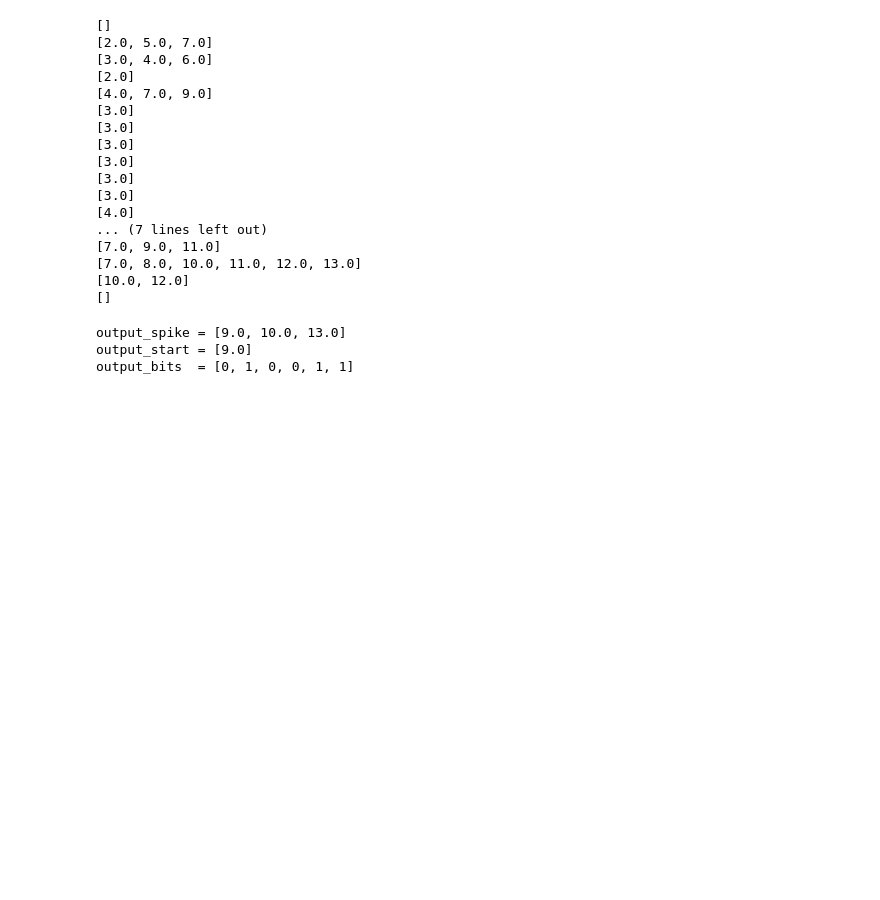
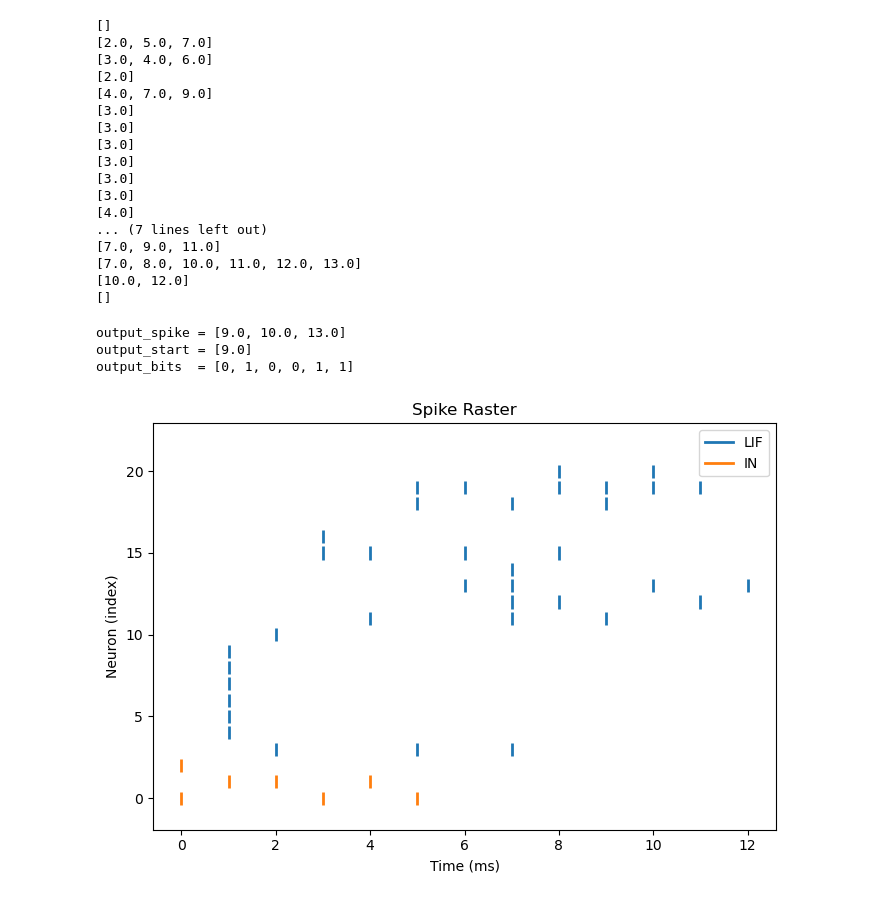
Before and after one commit to sandialabs/Sango, a Jupyter notebook: notebooks/example_simulator.ipynb, the cells around one changed output. Saved outputs shown, nothing was run; the diff lists cells and outputs as text; code cells hidden in the pictures; blank space fills up the shorter version.

Commit message:
adding brian2 to simulator example

```diff
--- a/notebooks/example_simulator.ipynb
+++ b/notebooks/example_simulator.ipynb
@@ -222,3 +222,17 @@ print(f"output_bits  = {list(reversed(bit_string))}")
 output_spike = [9.0, 10.0, 13.0]
 output_start = [9.0]
 output_bits  = [0, 1, 0, 0, 1, 1]
+# %%
+# There is also a Brian 2 simulator
+from snn.backend import SimBrian
+
+# The call syntax is largely the same,
+# but the arguments are backend-specific
+sim = SimBrian(net)
+sim.compile()
+sim.run(20)
+
+# We can also plot the spikes
+sim.plot_spikes(figsize=(7,5), linewidths=2.0)
+# %% [output]
+[figure, added]
```
Also changed, not shown: parts of 1 cell of this notebook.
